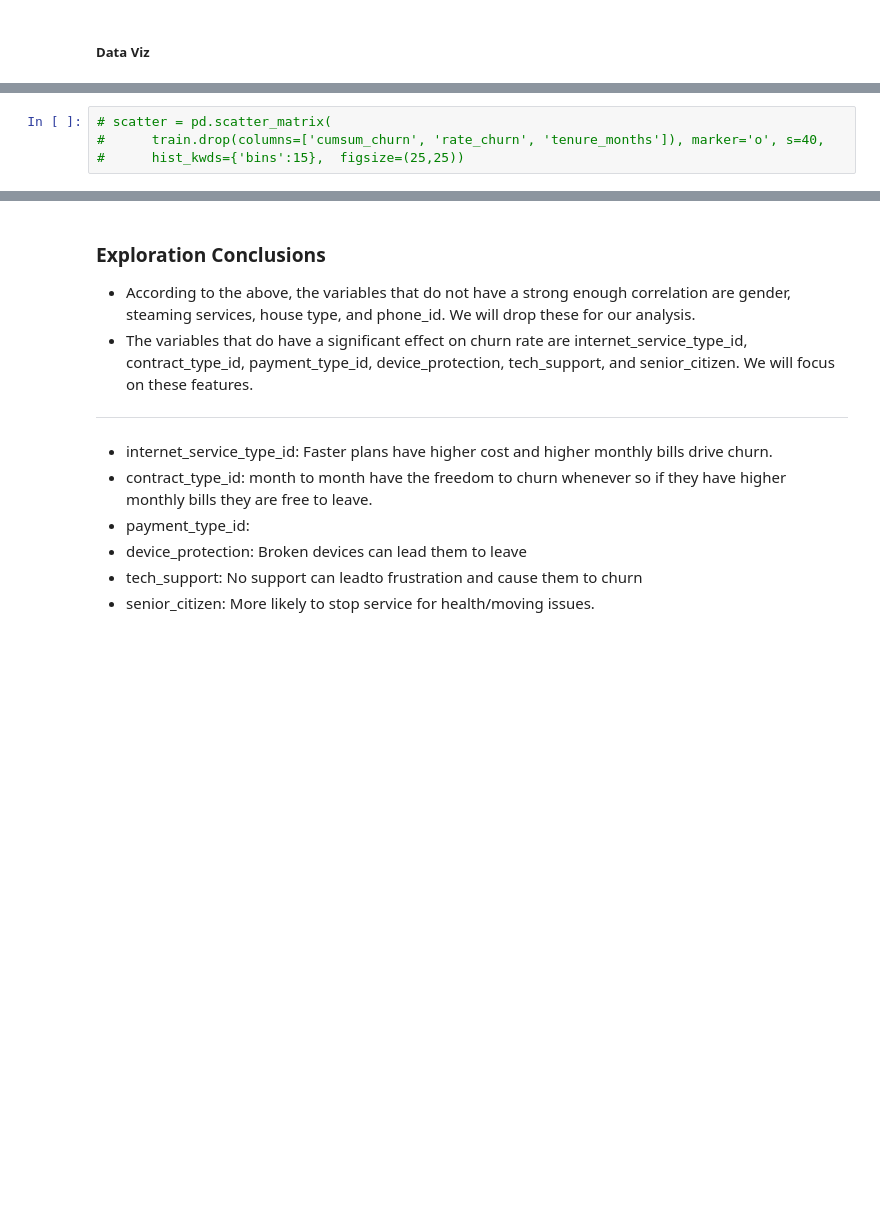
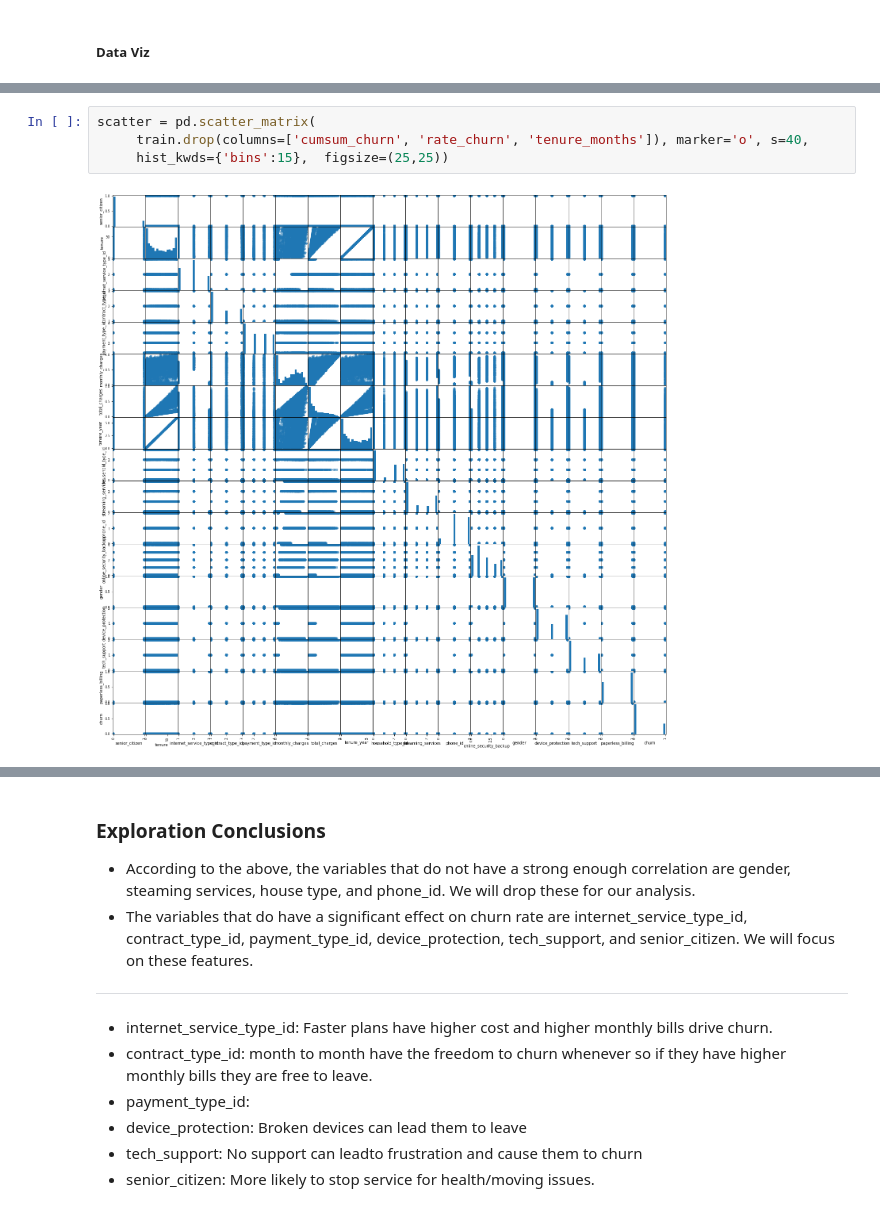
Before and after one commit to classification-project-steven-nicole/classification_project, a Jupyter notebook: classification_project_SN.ipynb, the cells around one changed output, grey strips where cells are left out. Saved outputs shown, nothing was run; the diff lists cells and outputs as text; blank space fills up the shorter version.

```diff
--- a/classification_project_SN.ipynb
+++ b/classification_project_SN.ipynb
@@ -213,5 +222,7 @@ pearsonr(train.monthly_charges, train.internet_service_type_id)
 # %%
-# scatter = pd.scatter_matrix(
-#      train.drop(columns=['cumsum_churn', 'rate_churn', 'tenure_months']), marker='o', s=40,
-#      hist_kwds={'bins':15},  figsize=(25,25))
+scatter = pd.scatter_matrix(
+     train.drop(columns=['cumsum_churn', 'rate_churn', 'tenure_months']), marker='o', s=40,
+     hist_kwds={'bins':15},  figsize=(25,25))
+# %% [output]
+[figure, added]
 # %%
```
Also changed, not shown: parts of 11 cells of this notebook.
